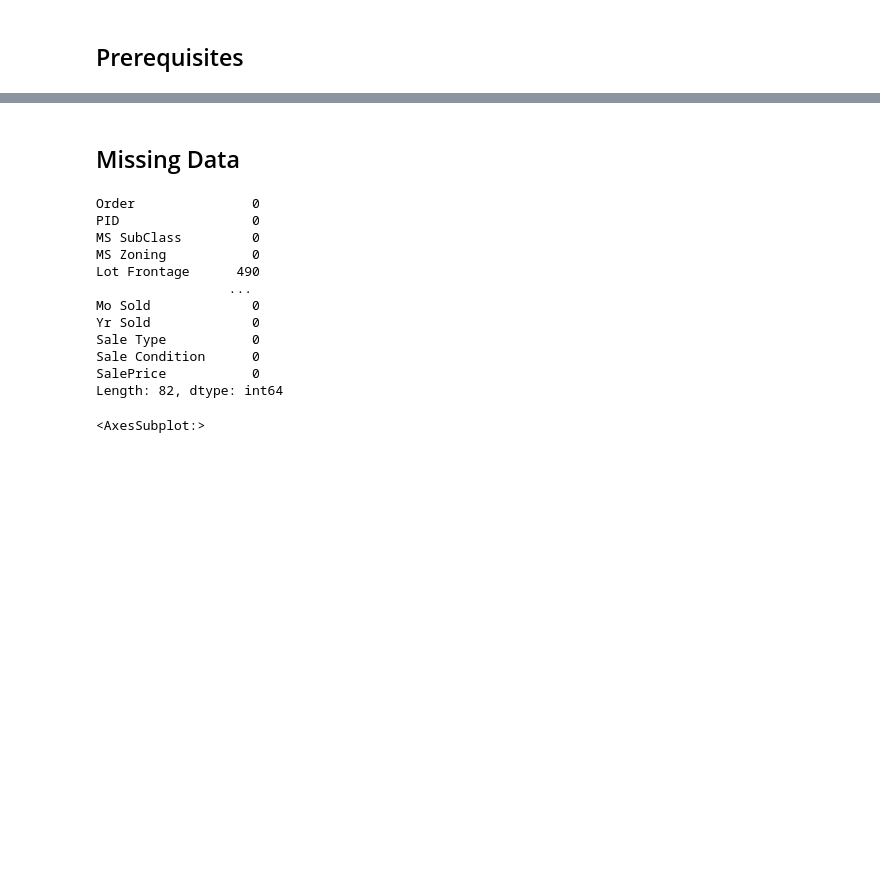
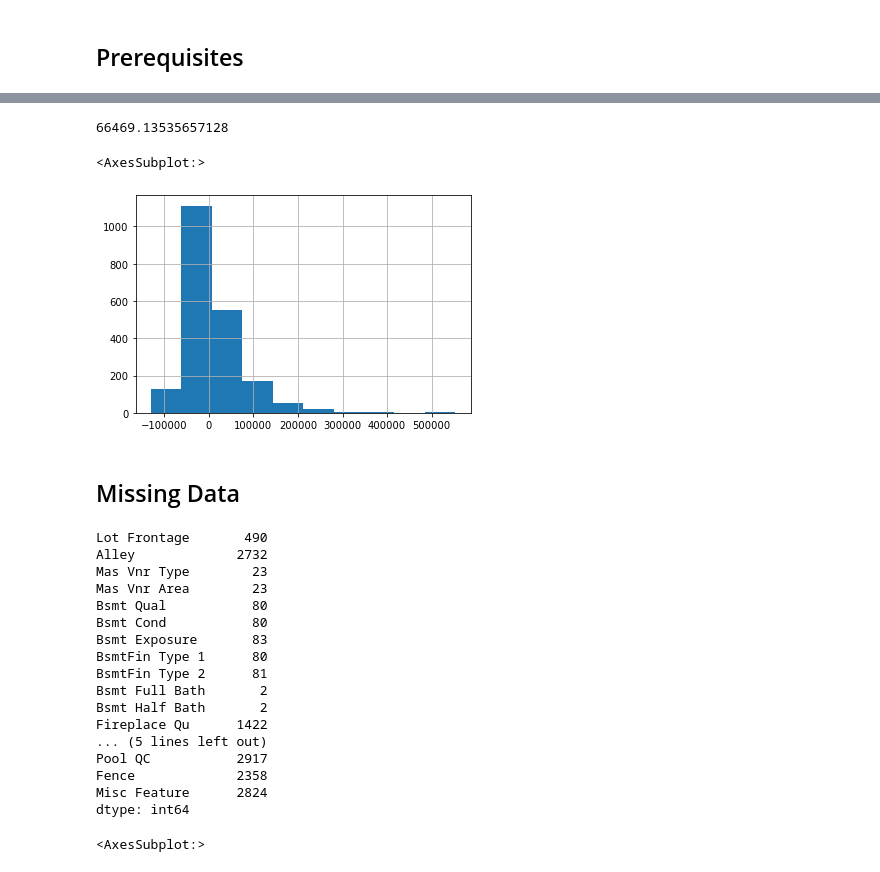
Before and after one commit to uc-python/advanced-python-datasci, a Jupyter notebook: notebooks/04-feature_eng.ipynb, the cells around one changed output, grey strips where cells are left out. Cells and saved outputs as stored; diff of their text form; code cells hidden in the pictures; blank space fills up the shorter version.

```diff
--- a/notebooks/04-feature_eng.ipynb
+++ b/notebooks/04-feature_eng.ipynb
@@ -58,23 +74,42 @@ y_train = train[["Sale_Price"]]
+# %%
+wrapped_model = compose.TransformedTargetRegressor(regressor=LinearRegression(), transformer=PowerTransformer(method="yeo-johnson"))
+wrapped_model.fit(X_train, y_train)
+pred = wrapped_model.predict(X_train)
+sqrt(mean_squared_error(y_train, pred))
+# %% [output]
+66469.13535657128
+# %%
+transformed_residuals = (y_train - pred)
+transformed_residuals.hist()
+# %% [output]
+<AxesSubplot:>
+[figure, added]
 # %% [markdown]
 ## Missing Data
 # %%
 ames_raw = pd.read_csv("../data/ames_raw.csv")
 
 # count missing values
-ames_raw.isnull().sum()
+ames_missing = ames_raw.isnull().sum()
+ames_missing[ames_missing > 1]
 # %% [output]
-Order               0
-PID                 0
-MS SubClass         0
-MS Zoning           0
-Lot Frontage      490
-                 ...
-Mo Sold             0
-Yr Sold             0
-Sale Type           0
-Sale Condition      0
-SalePrice           0
-Length: 82, dtype: int64
+Lot Frontage       490
+Alley             2732
+Mas Vnr Type        23
+Mas Vnr Area        23
+Bsmt Qual           80
+Bsmt Cond           80
+Bsmt Exposure       83
+BsmtFin Type 1      80
+BsmtFin Type 2      81
+Bsmt Full Bath       2
+Bsmt Half Bath       2
+Fireplace Qu      1422
+... (5 lines left out)
+Pool QC           2917
+Fence             2358
+Misc Feature      2824
+dtype: int64
 # %%
 # can you identify patterns of missing data?
 # missingness is represented with white
```
Also changed, not shown: parts of 54 cells of this notebook, 8 other files.
